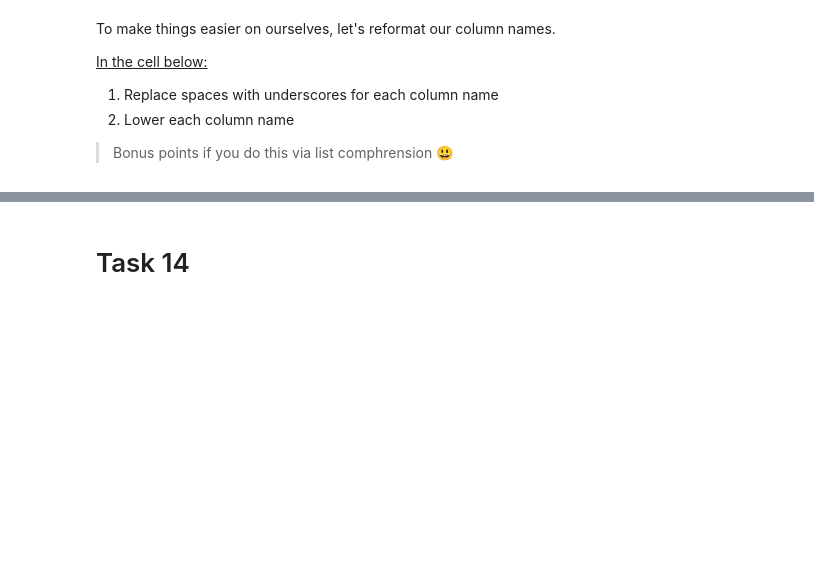
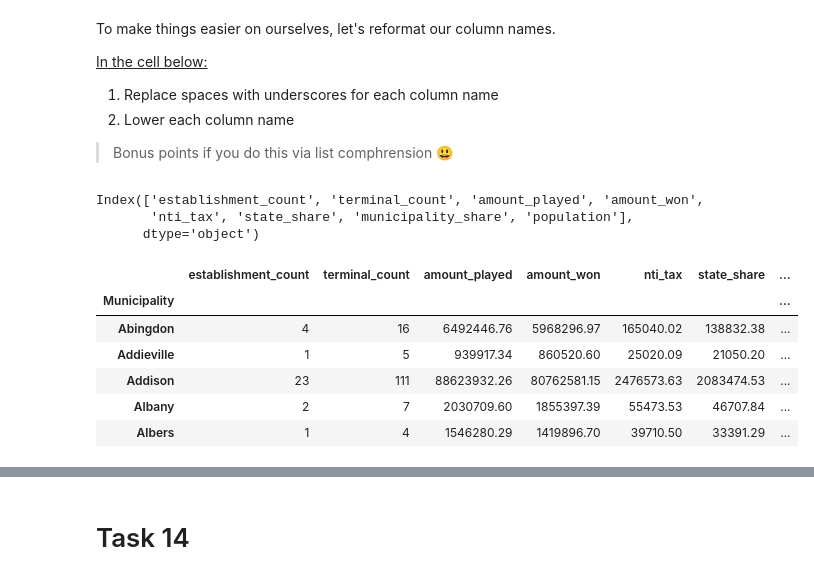
Before and after one commit to nonlocal-lia/pandas-video-gambling-lab, a Jupyter notebook: index.ipynb, the cells around one changed output, grey strips where cells are left out. Drawn from its saved outputs; the diff is of its cells as text; code cells hidden in the pictures; blank space fills up the shorter version.

```diff
--- a/index.ipynb
+++ b/index.ipynb
@@ -157,3 +205,21 @@ To make things easier on ourselves, let's reformat our column names.
+# %%
+# Your code here
+df.columns = [col.replace(" ", "_").lower() for col in df.columns]
+df.columns
+# %% [output]
+Index(['establishment_count', 'terminal_count', 'amount_played', 'amount_won',
+       'nti_tax', 'state_share', 'municipality_share', 'population'],
+      dtype='object')
+# %%
+df.head()
+# %% [output]
+|  | establishment_count | terminal_count | amount_played | amount_won | nti_tax | state_share | ... |
+| Municipality |  |  |  |  |  |  | ... |
+| Abingdon | 4 | 16 | 6492446.76 | 5968296.97 | 165040.02 | 138832.38 | ... |
+| Addieville | 1 | 5 | 939917.34 | 860520.60 | 25020.09 | 21050.20 | ... |
+| Addison | 23 | 111 | 88623932.26 | 80762581.15 | 2476573.63 | 2083474.53 | ... |
+| Albany | 2 | 7 | 2030709.60 | 1855397.39 | 55473.53 | 46707.84 | ... |
+| Albers | 1 | 4 | 1546280.29 | 1419896.70 | 39710.50 | 33391.29 | ... |
 # %% [markdown]
 <center><i><h1>So much cleaning</h1></i></center>
 
```
Also changed, not shown: parts of 29 cells of this notebook.
